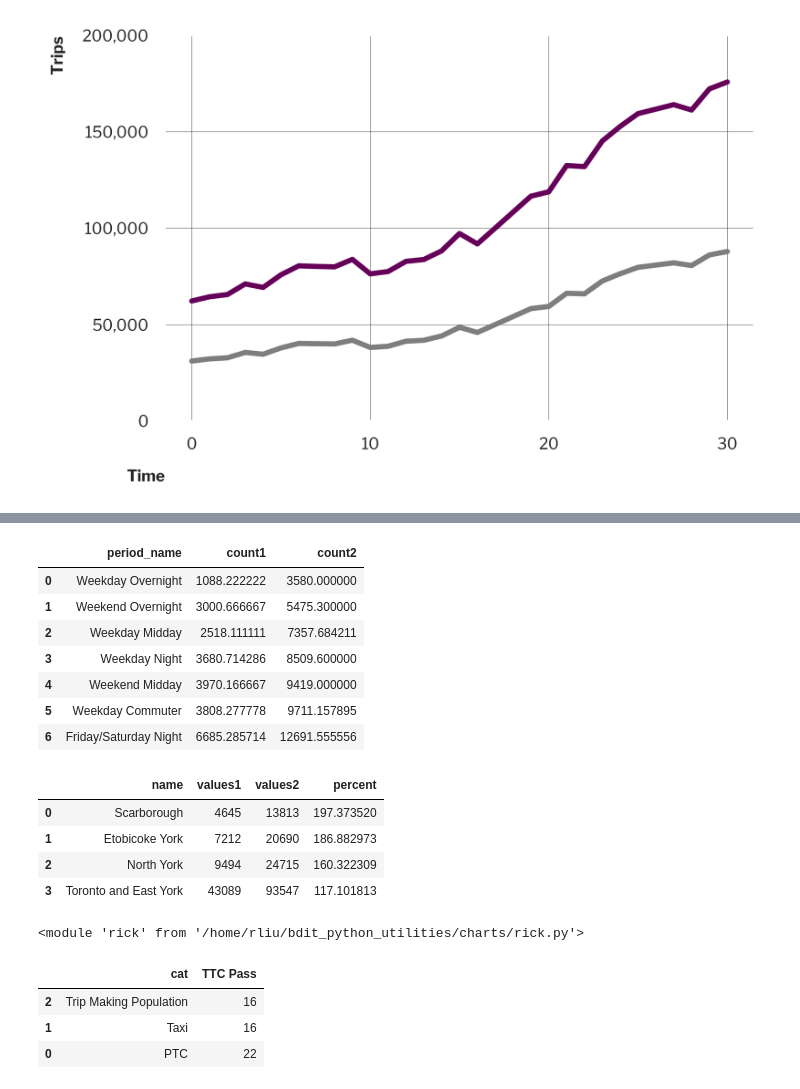
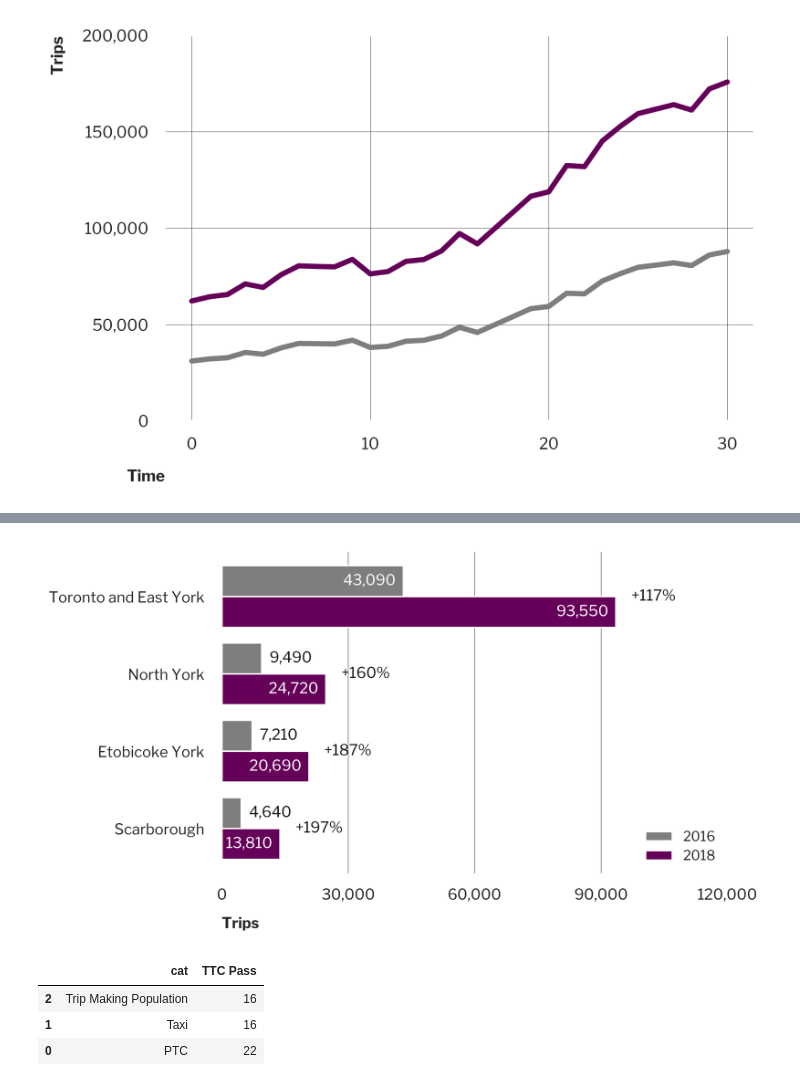
Before and after one commit to CityofToronto/bdit_python_utilities, a Jupyter notebook: charts/module_test.ipynb, the cells around one changed output, grey strips where cells are left out. Drawn from its saved outputs; the diff is of its cells as text; code cells hidden in the pictures.

```diff
--- a/charts/module_test.ipynb
+++ b/charts/module_test.ipynb
@@ -368,63 +192,7 @@ plt.show()
-# %%
-query = '''
-
-WITH sum AS (
-SELECT period_uid, hr, CASE WHEN pickup_datetime < '2016-10-01' THEN 1 WHEN pickup_datetime > '2018-08-31' THEN 2
-ELSE NULL END AS yr_period,
-sum(count) as count  FROM ptc.trip_data_agg_ward_25
-LEFT JOIN ptc.period_lookup_simple ON hr=period_hr and extract(dow from pickup_datetime)=period_dow
-LEFT JOIN ref.holiday ON dt=pickup_datetime
-WHERE period_uid IS NOT NULL
-AND holiday IS NULL
-AND pickup_datetime NOT IN ('2016-12-31', '2017-01-01', '2017-01-02', '2017-12-31', '2018-01-01', '2018-01-02')
-GROUP BY period_uid, hr, pickup_datetime
-ORDER BY  period_uid
-), avg_hr AS (
-SELECT avg(count) as count, period_uid, yr_period, hr
-FROM sum
-GROUP BY  period_uid, yr_period, hr
-
-), count18 as (
-SELECT period_name, max(count) as count, swatch from avg_hr
-LEFT JOIN ptc.periods_simple USING (period_uid)
-WHERE  yr_period=2
-GROUP BY period_name, swatch, period_uid
-ORDER BY count ASC
-), count16 AS (
-SELECT period_name, max(count) as count, swatch from avg_hr
-LEFT JOIN ptc.periods_simple USING (period_uid)
-WHERE  yr_period =1
-GROUP BY period_name, swatch, period_uid
-ORDER BY count ASC
-)
-SELECT period_name, a.count as count1, b.count as count2 from count16 a
-LEFT JOIN count18 b USING (period_name)
-ORDER BY count2 ASC
-
-'''
-wait_mon=pandasql.read_sql(query, con)
-wait_mon
-# %% [output]
-|  | period_name | count1 | count2 |
-| 0 | Weekday Overnight | 1088.222222 | 3580.000000 |
-| 1 | Weekend Overnight | 3000.666667 | 5475.300000 |
-| 2 | Weekday Midday | 2518.111111 | 7357.684211 |
-| 3 | Weekday Night | 3680.714286 | 8509.600000 |
-| 4 | Weekend Midday | 3970.166667 | 9419.000000 |
-| 5 | Weekday Commuter | 3808.277778 | 9711.157895 |
-| 6 | Friday/Saturday Night | 6685.285714 | 12691.555556 |
-# %%
-district_cond
-# %% [output]
-|  | name | values1 | values2 | percent |
-| 0 | Scarborough | 4645 | 13813 | 197.373520 |
-| 1 | Etobicoke York | 7212 | 20690 | 186.882973 |
-| 2 | North York | 9494 | 24715 | 160.322309 |
-| 3 | Toronto and East York | 43089 | 93547 | 117.101813 |
-# %%
-importlib.reload(rick)
-# %% [output]
-<module 'rick' from '/home/rliu/bdit_python_utilities/charts/rick.py'>
+# %%
+fig, ax = rick.charts.stacked_chart(district_cond, xlab = 'Trips', lab1 = '2016', lab2 = '2018', percent = True)
+# %% [output]
+[figure, added]
 # %%
 pass_data = {'cat': ['PTC','Taxi',  'Trip Making Population'],
         'TTC Pass': [22,16,16],
```
Also changed, not shown: parts of 11 cells of this notebook, 2 other files.
